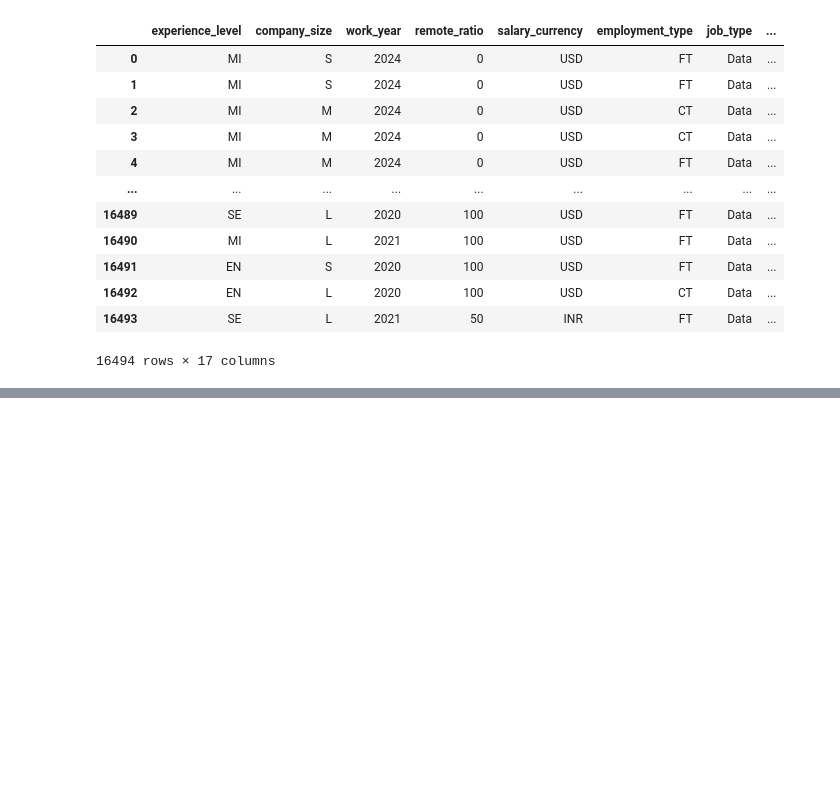
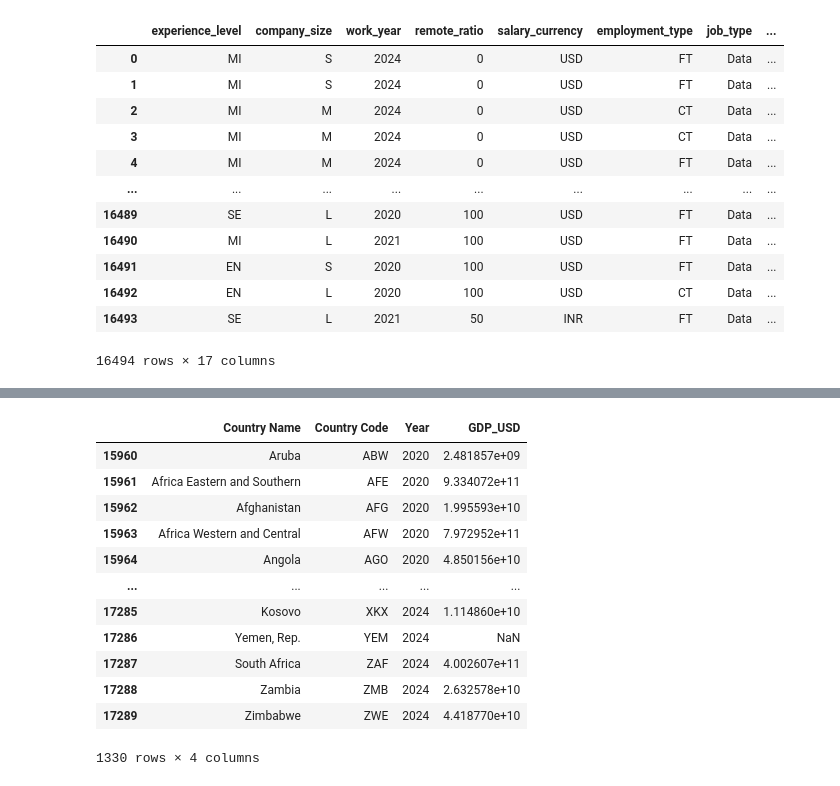
Before and after one commit to YanCotta/SDS-CP032-mlpaygrade, a Jupyter notebook: submissions/team-members/hien-nguyen/salaries_prediction.ipynb, the cells around one changed output, grey strips where cells are left out. Saved outputs shown, nothing was run; the diff lists cells and outputs as text; code cells hidden in the pictures; blank space fills up the shorter version.

```diff
--- a/submissions/team-members/hien-nguyen/salaries_prediction.ipynb
+++ b/submissions/team-members/hien-nguyen/salaries_prediction.ipynb
@@ -545,0 +545,11 @@ fig_kmeans.show()
+# %%
+gdp = pd.read_csv(source_data/'gdp.csv', skiprows=4, skip_blank_lines=True)
+gdp = gdp.iloc[:, :-1]
+gdp.dropna()
+gdp = gdp.drop(['Indicator Name', 'Indicator Code'], axis=1)
+gdp = pd.melt(
+    gdp,
+    id_vars=["Country Name", "Country Code"],     # columns to keep fixed
+    var_name="Year",              # new column for former wide column names
+    value_name="GDP_USD"          # new column for values
+)
@@ -545,0 +570,19 @@ fig_kmeans.show()
+# %%
+years_to_keep = ['2020', '2021', '2022', '2023', '2024']
+
+gdp = gdp[gdp['Year'].isin(years_to_keep)]
+gdp
+# %% [output]
+|  | Country Name | Country Code | Year | GDP_USD |
+| 15960 | Aruba | ABW | 2020 | 2.481857e+09 |
+| 15961 | Africa Eastern and Southern | AFE | 2020 | 9.334072e+11 |
+| 15962 | Afghanistan | AFG | 2020 | 1.995593e+10 |
+| 15963 | Africa Western and Central | AFW | 2020 | 7.972952e+11 |
+| 15964 | Angola | AGO | 2020 | 4.850156e+10 |
+| ... | ... | ... | ... | ... |
+| 17285 | Kosovo | XKX | 2024 | 1.114860e+10 |
+| 17286 | Yemen, Rep. | YEM | 2024 | NaN |
+| 17287 | South Africa | ZAF | 2024 | 4.002607e+11 |
+| 17288 | Zambia | ZMB | 2024 | 2.632578e+10 |
+| 17289 | Zimbabwe | ZWE | 2024 | 4.418770e+10 |
+1330 rows × 4 columns
```
Also changed, not shown: parts of 16 cells of this notebook, 2 other files.
